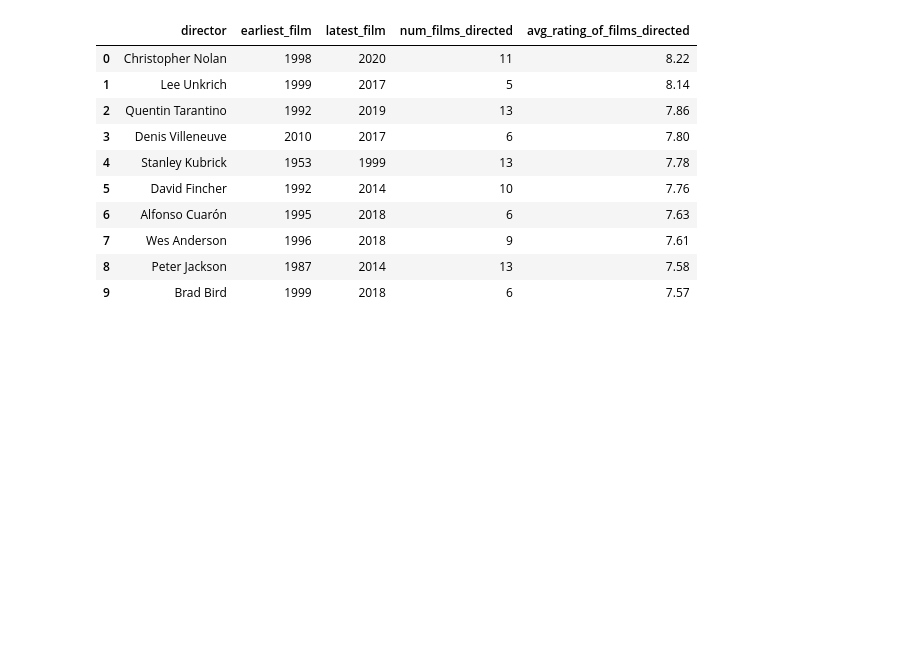
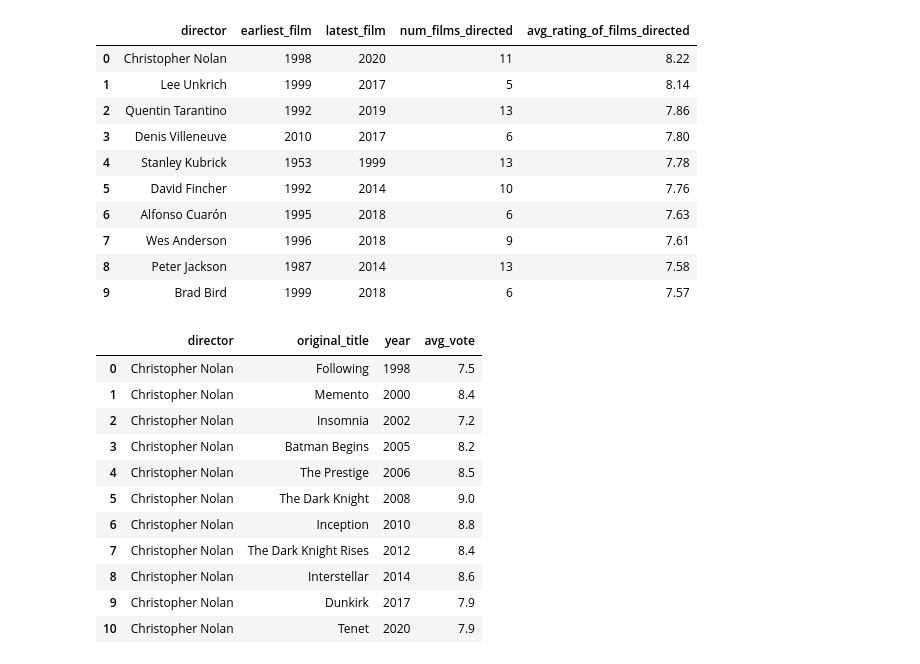
Before and after one commit to AlexBeaty/IMDb_analysis, a Jupyter notebook: IMDb_analysis.ipynb, the cells around one changed output. Drawn from its saved outputs; the diff is of its cells as text; code cells hidden in the pictures; blank space fills up the shorter version.

```diff
--- a/IMDb_analysis.ipynb
+++ b/IMDb_analysis.ipynb
@@ -241,3 +223,32 @@ df_rec[:10]
 | 7 | Wes Anderson | 1996 | 2018 | 9 | 7.61 |
 | 8 | Peter Jackson | 1987 | 2014 | 13 | 7.58 |
 | 9 | Brad Bird | 1999 | 2018 | 6 | 7.57 |
+# %%
+def construct_query(name):
+    temp_query = '''
+    select n.name as director, m.original_title, m.year, m.avg_vote
+    from movies m
+    join title_principals t
+    on m.imdb_title_id = t.imdb_title_id
+    join names n
+    on n.imdb_name_id = t.imdb_name_id
+    where t.category = 'director' and n.name = '{placeholder}'
+    order by m.year;
+    '''.format(placeholder=name)
+    return(temp_query)
+
+directors_list = [query_db(construct_query(x), params) for x in df_rec['director'][:10].tolist()]
+# directors_list[0]
+# %% [output]
+|  | director | original_title | year | avg_vote |
+| 0 | Christopher Nolan | Following | 1998 | 7.5 |
+| 1 | Christopher Nolan | Memento | 2000 | 8.4 |
+| 2 | Christopher Nolan | Insomnia | 2002 | 7.2 |
+| 3 | Christopher Nolan | Batman Begins | 2005 | 8.2 |
+| 4 | Christopher Nolan | The Prestige | 2006 | 8.5 |
+| 5 | Christopher Nolan | The Dark Knight | 2008 | 9.0 |
+| 6 | Christopher Nolan | Inception | 2010 | 8.8 |
+| 7 | Christopher Nolan | The Dark Knight Rises | 2012 | 8.4 |
+| 8 | Christopher Nolan | Interstellar | 2014 | 8.6 |
+| 9 | Christopher Nolan | Dunkirk | 2017 | 7.9 |
+| 10 | Christopher Nolan | Tenet | 2020 | 7.9 |
```
Also changed, not shown: parts of 5 cells of this notebook.
